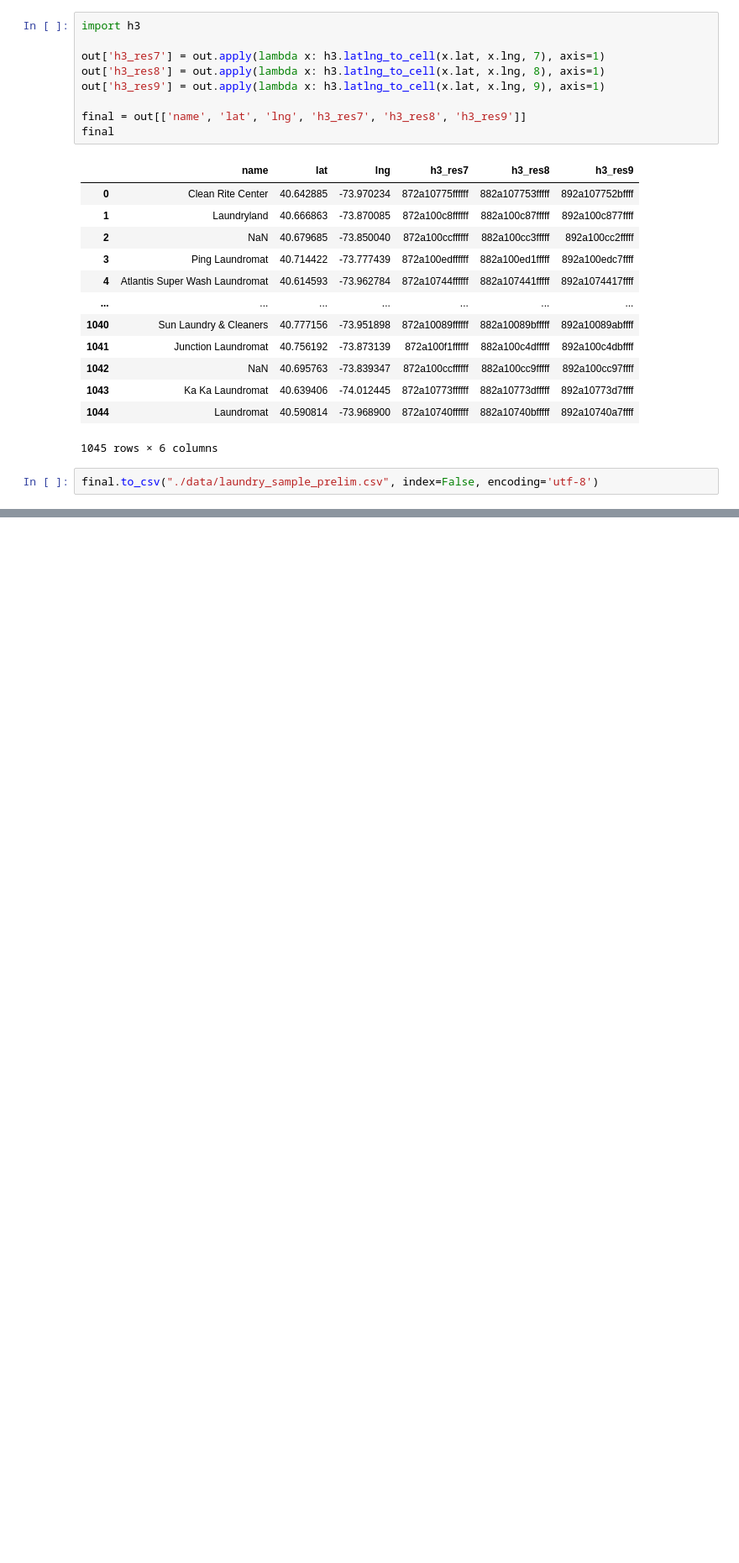
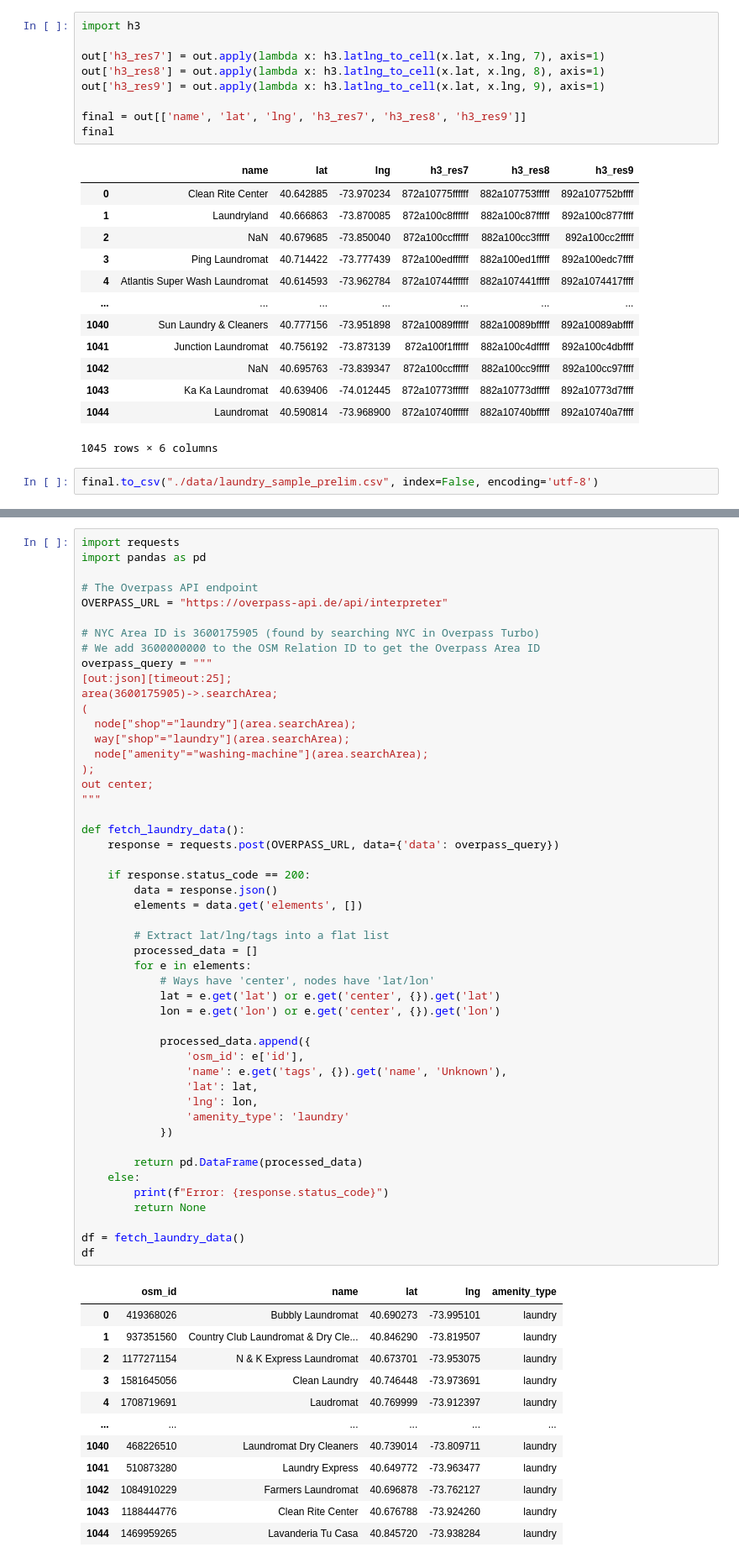
Before and after one commit to Junh513/AmenityGap-NYC, a Jupyter notebook: data_exploration/laundry_sample_gen.ipynb, the cells around one changed output, grey strips where cells are left out. Shown at 84% size. Saved outputs shown, nothing was run; the diff lists cells and outputs as text; blank space fills up the shorter version.

```diff
--- a/data_exploration/laundry_sample_gen.ipynb
+++ b/data_exploration/laundry_sample_gen.ipynb
@@ -50,0 +85,62 @@ final.to_csv("./data/laundry_sample_prelim.csv", index=False, encoding='utf-8')
+# %%
+import requests
+import pandas as pd
+
+# The Overpass API endpoint
+OVERPASS_URL = "https://overpass-api.de/api/interpreter"
+
+# NYC Area ID is 3600175905 (found by searching NYC in Overpass Turbo)
+# We add 3600000000 to the OSM Relation ID to get the Overpass Area ID
+overpass_query = """
+[out:json][timeout:25];
+area(3600175905)->.searchArea;
+(
+  node["shop"="laundry"](area.searchArea);
+  way["shop"="laundry"](area.searchArea);
+  node["amenity"="washing-machine"](area.searchArea);
+);
+out center;
+"""
+
+def fetch_laundry_data():
+    response = requests.post(OVERPASS_URL, data={'data': overpass_query})
+
+    if response.status_code == 200:
+        data = response.json()
+        elements = data.get('elements', [])
+
+        # Extract lat/lng/tags into a flat list
+        processed_data = []
+        for e in elements:
+            # Ways have 'center', nodes have 'lat/lon'
+            lat = e.get('lat') or e.get('center', {}).get('lat')
+            lon = e.get('lon') or e.get('center', {}).get('lon')
+
+            processed_data.append({
+                'osm_id': e['id'],
+                'name': e.get('tags', {}).get('name', 'Unknown'),
+                'lat': lat,
+                'lng': lon,
+                'amenity_type': 'laundry'
+            })
+
+        return pd.DataFrame(processed_data)
+    else:
+        print(f"Error: {response.status_code}")
+        return None
+
+df = fetch_laundry_data()
+df
+# %% [output]
+|  | osm_id | name | lat | lng | amenity_type |
+| 0 | 419368026 | Bubbly Laundromat | 40.690273 | -73.995101 | laundry |
+| 1 | 937351560 | Country Club Laundromat & Dry Cle... | 40.846290 | -73.819507 | laundry |
+| 2 | 1177271154 | N & K Express Laundromat | 40.673701 | -73.953075 | laundry |
+| 3 | 1581645056 | Clean Laundry | 40.746448 | -73.973691 | laundry |
+| 4 | 1708719691 | Laudromat | 40.769999 | -73.912397 | laundry |
+| ... | ... | ... | ... | ... | ... |
+| 1040 | 468226510 | Laundromat Dry Cleaners | 40.739014 | -73.809711 | laundry |
+| 1041 | 510873280 | Laundry Express | 40.649772 | -73.963477 | laundry |
+| 1042 | 1084910229 | Farmers Laundromat | 40.696878 | -73.762127 | laundry |
+| 1043 | 1188444776 | Clean Rite Center | 40.676788 | -73.924260 | laundry |
+| 1044 | 1469959265 | Lavanderia Tu Casa | 40.845720 | -73.938284 | laundry |
```
Also changed, not shown: parts of 5 cells of this notebook, 2 other files.
